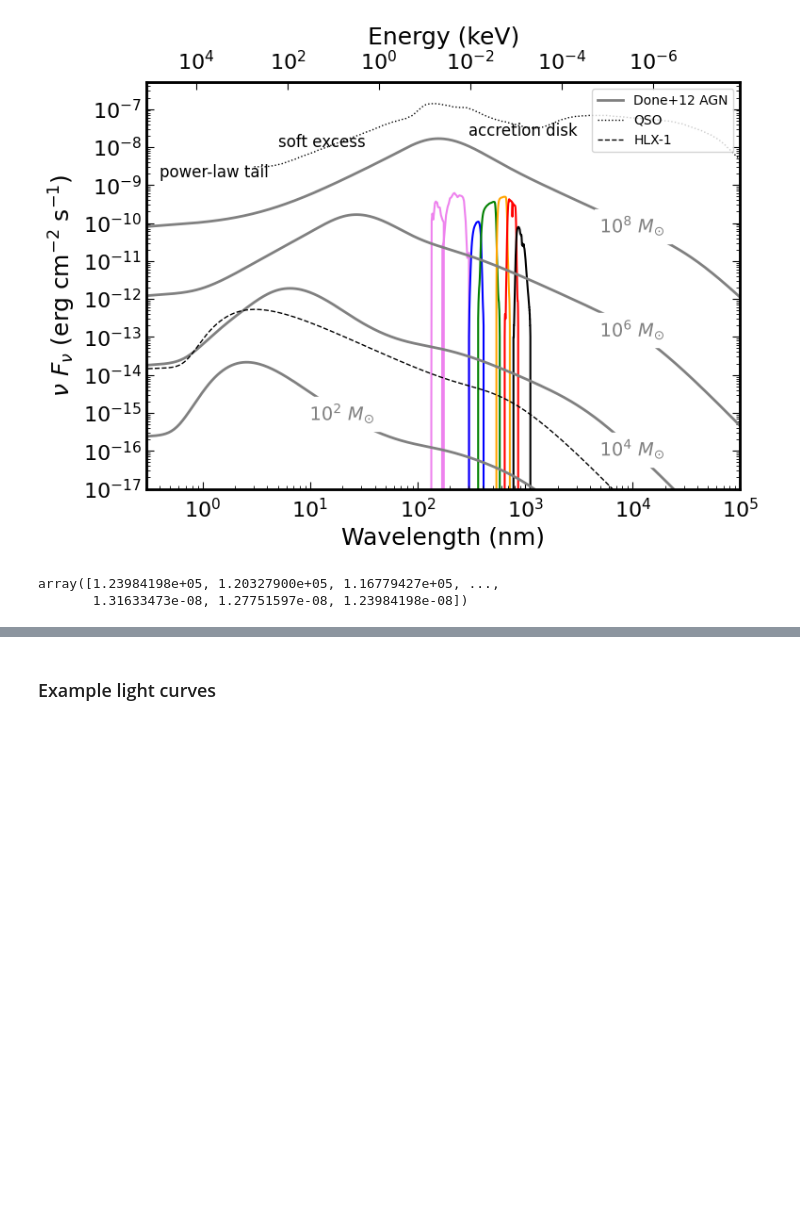
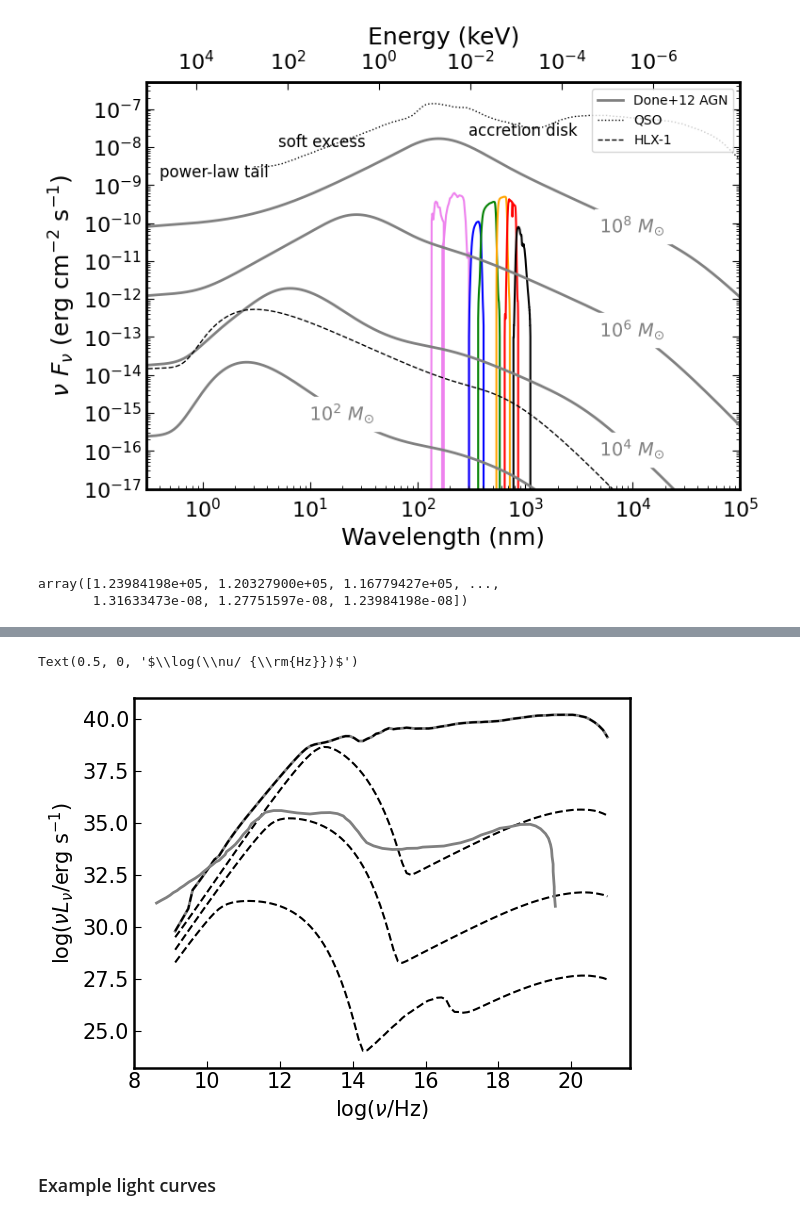
Before and after one commit to burke86/imbh_forecast, a Jupyter notebook: forecast.ipynb, the cells around one changed output, grey strips where cells are left out. Cells and saved outputs as stored; diff of their text form; code cells hidden in the pictures; blank space fills up the shorter version.

```diff
--- a/forecast.ipynb
+++ b/forecast.ipynb
@@ -2358,0 +2384,15 @@ plt.plot(dat[:,0], dat[:,1])
+# %%
+dat = np.loadtxt('/home/colinjb2/riaf-sed/fortran/spectrum.dat')
+plt.plot(dat[:,0], dat[:,1], color='gray', lw=2)
+
+plt.plot(np.array(lnu).T, np.array(lsed).T, color='k', linestyle='dashed')
+
+dat = np.loadtxt('yuanflare.txt', delimiter=',')
+plt.plot(dat[:,0], dat[:,1], color='gray', lw=2)
+
+plt.plot()
+plt.ylabel(r'$\log(\nu L_\nu / {\rm{erg\ s}}^{-1})$')
+plt.xlabel(r'$\log(\nu/ {\rm{Hz}})$')
+# %% [output]
+Text(0.5, 0, '$\\log(\\nu/ {\\rm{Hz}})$')
+[figure, added]
```
Also changed, not shown: parts of 6 cells of this notebook, 1 other file.
